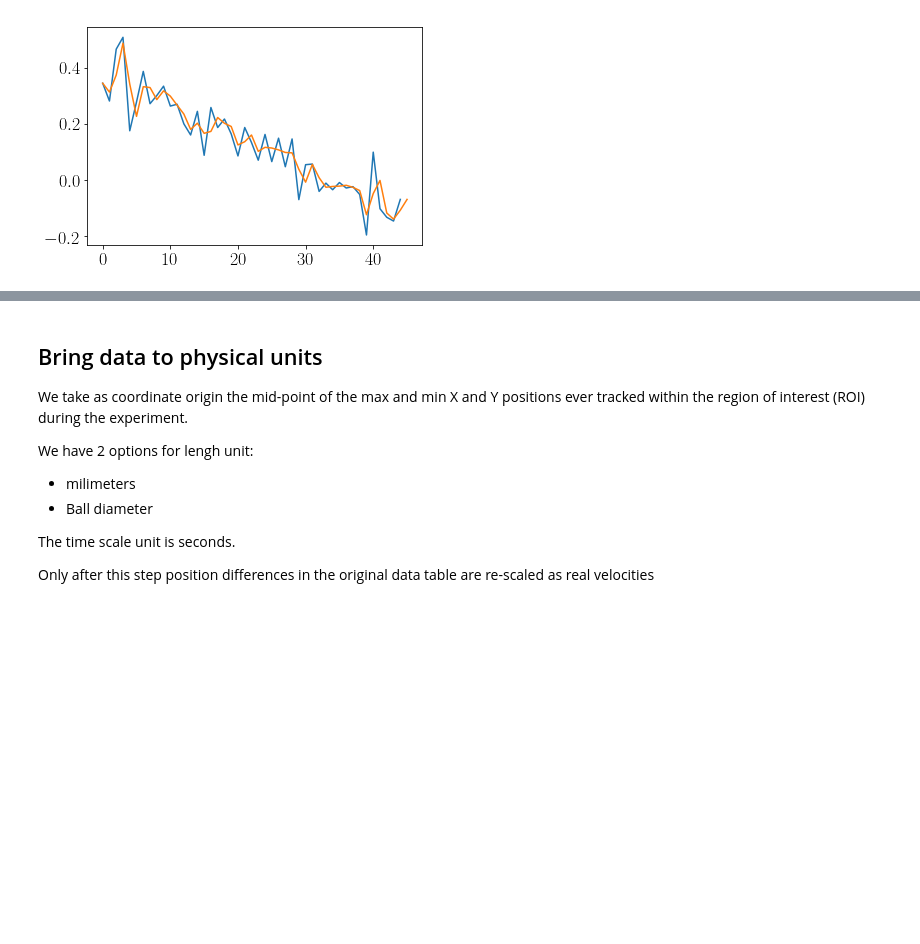
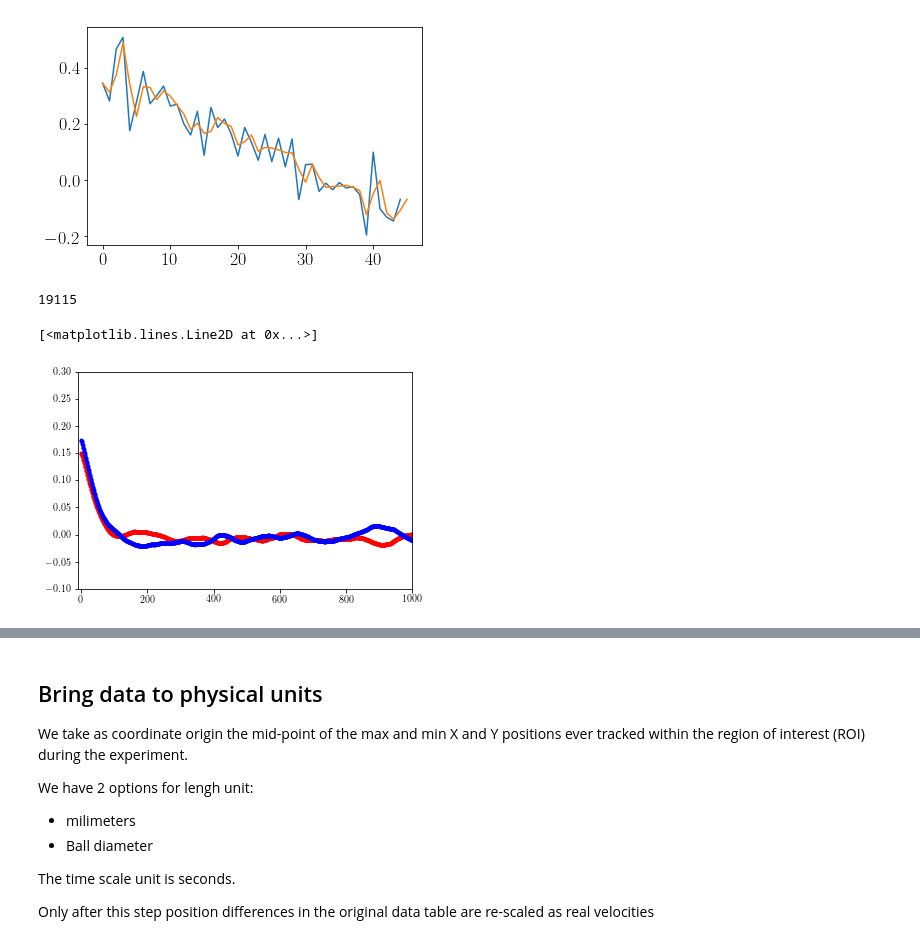
Before and after one commit to fvegar/Tracks, a Jupyter notebook: tracks_processing.ipynb, the cells around one changed output, grey strips where cells are left out. Cells and saved outputs as stored; diff of their text form; code cells hidden in the pictures; blank space fills up the shorter version.

```diff
--- a/tracks_processing.ipynb
+++ b/tracks_processing.ipynb
@@ -217,8 +221,8 @@ reset_track_indexes(datos);
 no. of short tracks fixed:  246
 # %%
 # drop tracks that last just 1 frame, store the dropped tracks list in one_list
-datos_20 = short_drop(20,datos)
+datos_2000 = short_drop(2000,datos)
 # re-index table, so that no empty tracks are left
-datos_20 = reset_track_indexes(datos_20)
-#datos_20.head()
+datos_2000 = reset_track_indexes(datos_2000)
+datos_2000.head()
 # %% [output]
@@ -304,3 +284,29 @@ plt.plot(np.gradient(track(200, tabla, True).y))
 # %% [output]
 [<matplotlib.lines.Line2D at 0x...>]
 [figure]
+# %%
+ttt = track(1,datos_2000,True)
+len(ttt)
+# %% [output]
+19115
+# %%
+def self_vc_track(tabla):
+    lt = len(tabla)
+    vacx = np.empty(lt)
+    vacy = np.empty(lt)
+    for i in range(1,lt-2):
+        vacx[i] = np.dot(tabla.vx[i:], tabla.vx[:-i])/(lt-i)
+        vacy[i] = np.dot(tabla.vy[i:], tabla.vy[:-i])/(lt-i)
+    return vacx, vacy
+# %%
+vacx, vacy = self_vc_track(ttt)
+# %%
+# track1, 2000
+plt.figure(1)
+plt.xlim(-10,1000)
+plt.ylim(-0.1,0.3)
+plt.plot(vacx[1:],marker='.',color='red')
+plt.plot(vacy[1:],marker='.',color='blue')
+# %% [output]
+[<matplotlib.lines.Line2D at 0x...>]
+[figure, added]
```
Also changed, not shown: parts of 11 cells of this notebook.
